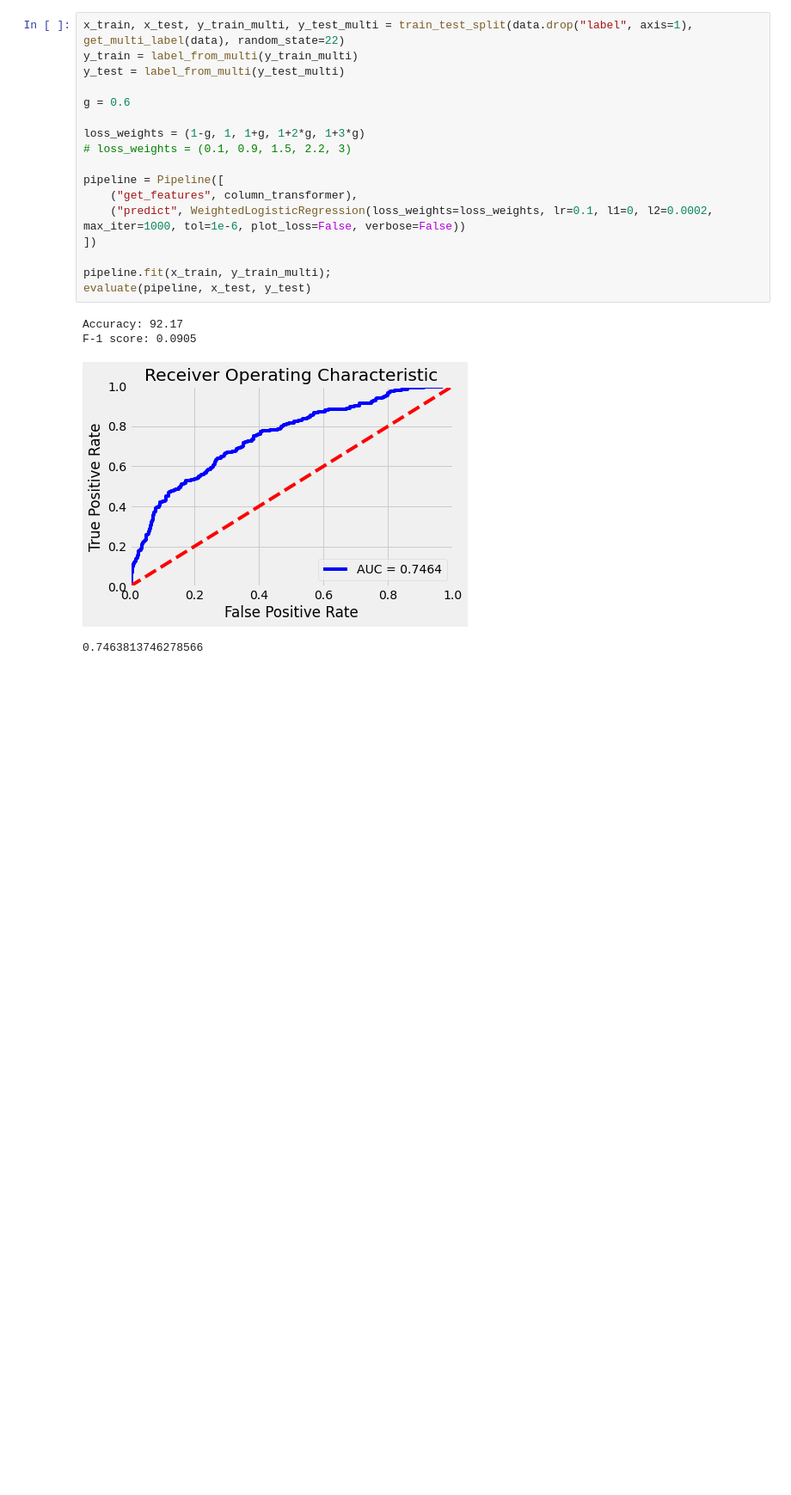
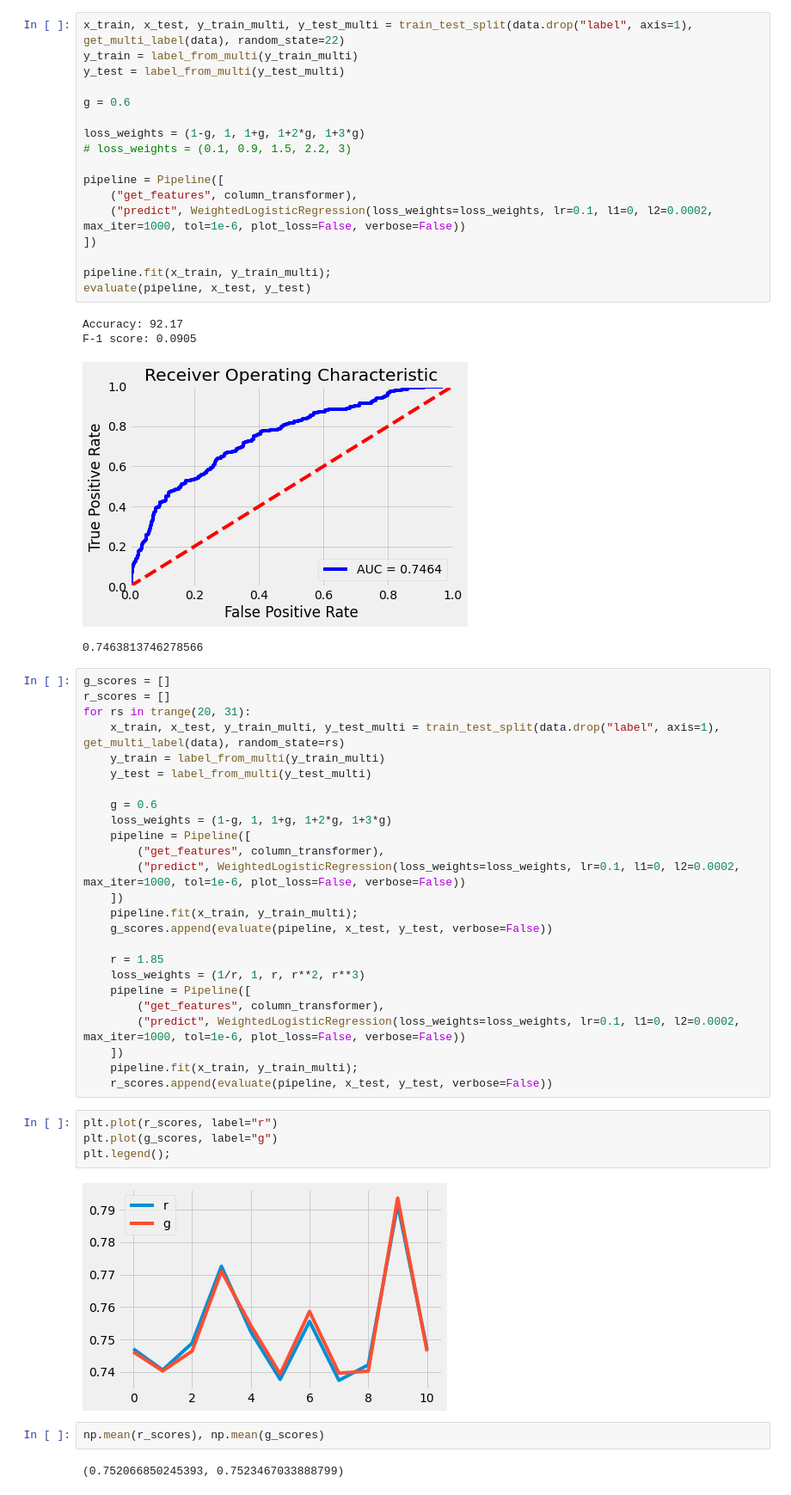
Before and after one commit to kaletap/fact-checking, a Jupyter notebook: custom_loss_evaluation.ipynb, the cells around one changed output. Shown at 86% size. Cells and saved outputs as stored; diff of their text form; blank space fills up the shorter version.

```diff
--- a/custom_loss_evaluation.ipynb
+++ b/custom_loss_evaluation.ipynb
@@ -404,3 +404,38 @@ Accuracy: 92.17
 F-1 score: 0.0905
 [figure]
 0.7463813746278566
+# %%
+g_scores = []
+r_scores = []
+for rs in trange(20, 31):
+    x_train, x_test, y_train_multi, y_test_multi = train_test_split(data.drop("label", axis=1), get_multi_label(data), random_state=rs)
+    y_train = label_from_multi(y_train_multi)
+    y_test = label_from_multi(y_test_multi)
+
+    g = 0.6
+    loss_weights = (1-g, 1, 1+g, 1+2*g, 1+3*g)
+    pipeline = Pipeline([
+        ("get_features", column_transformer),
+        ("predict", WeightedLogisticRegression(loss_weights=loss_weights, lr=0.1, l1=0, l2=0.0002, max_iter=1000, tol=1e-6, plot_loss=False, verbose=False))
+    ])
+    pipeline.fit(x_train, y_train_multi);
+    g_scores.append(evaluate(pipeline, x_test, y_test, verbose=False))
+
+    r = 1.85
+    loss_weights = (1/r, 1, r, r**2, r**3)
+    pipeline = Pipeline([
+        ("get_features", column_transformer),
+        ("predict", WeightedLogisticRegression(loss_weights=loss_weights, lr=0.1, l1=0, l2=0.0002, max_iter=1000, tol=1e-6, plot_loss=False, verbose=False))
+    ])
+    pipeline.fit(x_train, y_train_multi);
+    r_scores.append(evaluate(pipeline, x_test, y_test, verbose=False))
+# %%
+plt.plot(r_scores, label="r")
+plt.plot(g_scores, label="g")
+plt.legend();
+# %% [output]
+[figure, added]
+# %%
+np.mean(r_scores), np.mean(g_scores)
+# %% [output]
+(0.752066850245393, 0.7523467033888799)
```
